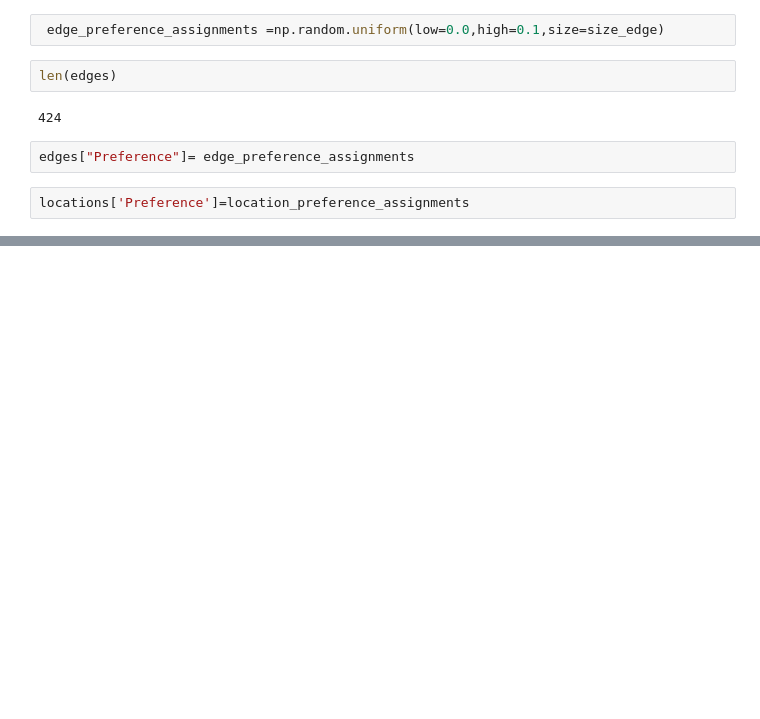
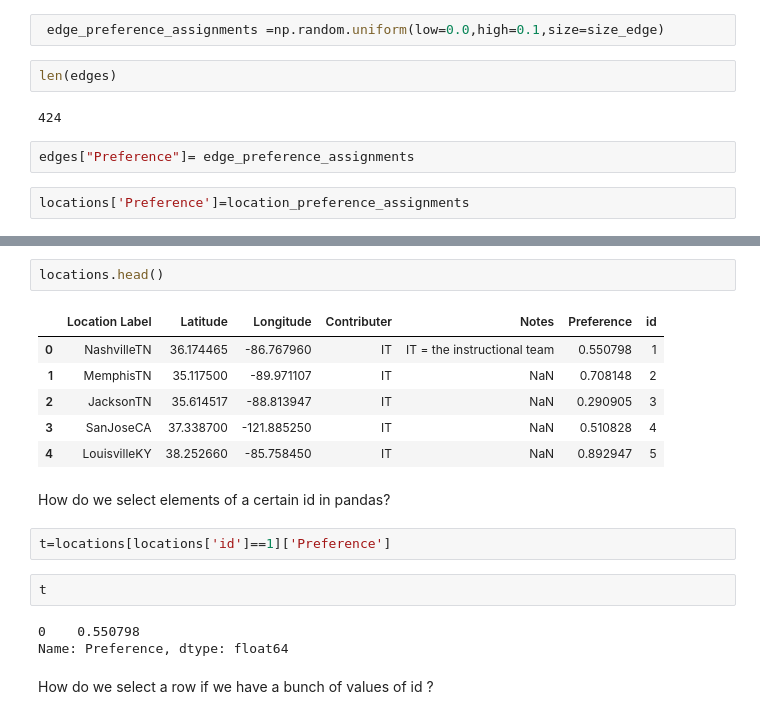
Before and after one commit to NaniDaChaman/Assignment1_AI, a Jupyter notebook: Prog1.ipynb, the cells around one changed output, grey strips where cells are left out. Saved outputs shown, nothing was run; the diff lists cells and outputs as text; blank space fills up the shorter version.

```diff
--- a/Prog1.ipynb
+++ b/Prog1.ipynb
@@ -147,3 +169,23 @@ edges.head()
+# %%
+locations.head()
+# %% [output]
+|  | Location Label | Latitude | Longitude | Contributer | Notes | Preference | id |
+| 0 | NashvilleTN | 36.174465 | -86.767960 | IT | IT = the instructional team | 0.550798 | 1 |
+| 1 | MemphisTN | 35.117500 | -89.971107 | IT | NaN | 0.708148 | 2 |
+| 2 | JacksonTN | 35.614517 | -88.813947 | IT | NaN | 0.290905 | 3 |
+| 3 | SanJoseCA | 37.338700 | -121.885250 | IT | NaN | 0.510828 | 4 |
+| 4 | LouisvilleKY | 38.252660 | -85.758450 | IT | NaN | 0.892947 | 5 |
+# %% [markdown]
+How do we select elements of a certain id in pandas?
+# %%
+t=locations[locations['id']==1]['Preference']
+# %%
+t
+# %% [output]
+0    0.550798
+Name: Preference, dtype: float64
+# %% [markdown]
+How do we select a row if we have a bunch of values of id ?
 # %%
 %watermark --iversions
 # %% [output]
```
Also changed, not shown: parts of 25 cells of this notebook.
